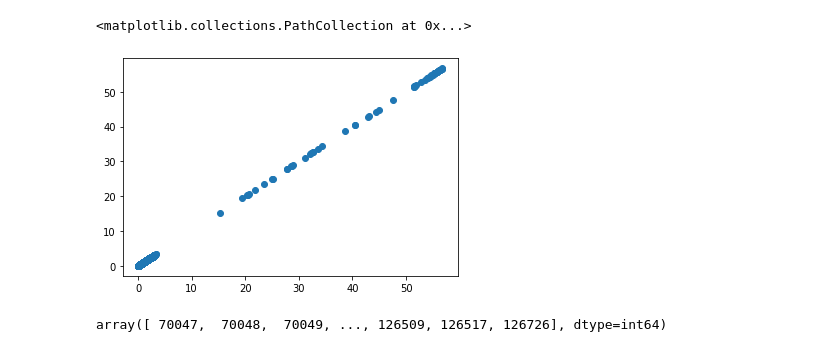
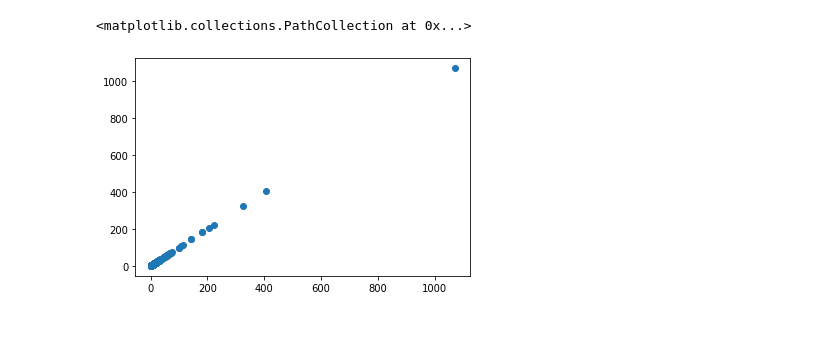
Before and after one commit to ChrisMott97/Structural-Health-Monitoring-Group-Project, a Jupyter notebook: auto-encoder/auto_encoder.ipynb, the cells around one changed output. Cells and saved outputs as stored; diff of their text form; code cells hidden in the pictures.

Commit message:
Add markdown file and update learning

```diff
--- a/auto-encoder/auto_encoder.ipynb
+++ b/auto-encoder/auto_encoder.ipynb
@@ -100,35 +95,38 @@ class AutoEncoder(torch.nn.Module):
         encoded = self.encoder(x)
         decoded = self.decoder(encoded)
         return decoded
+# %%
+# Define the parameters for the model
+num_epochs=100
+batch_size=100
+learning_rate=1e-3
+# Using a GPU which supports CUDA will make training the model faster
+device = torch.device('cpu')#'cuda:0' if torch.cuda.is_available() else 'cpu')
+
+# Load the training/testing data into tensors for the model
+training_tensor_data = torch.from_numpy(training_data[:10000].values.astype(np.float32)).to(device)
+testing_tensor_data = torch.from_numpy(training_data[10000:].values.astype(np.float32)).to(device)
+load = DataLoader(training_tensor_data, batch_size=batch_size, shuffle=False)
 # %%
-num_epochs=100
-batch_size=100
-learning_rate=1e-4
-device = torch.device('cuda:0' if torch.cuda.is_available() else 'cpu')
-
-training_tensor_data = torch.from_numpy(training_data[:10000].values.astype(np.float32))
-testing_tensor_data = torch.from_numpy(training_data[10000:].values.astype(np.float32))
-load = DataLoader(training_tensor_data, batch_size=batch_size, shuffle=False)
-
-model = AutoEncoder()
-loss_func = nn.MSELoss()
-optimiser = torch.optim.Adam(model.parameters(), lr=learning_rate)
-model.to(device)
+# Load the model and set it into training mode
+model = AutoEncoder().to(device)
+loss_func = nn.MSELoss().to(device)
+optimiser = torch.optim.Adam(model.parameters(), lr=learning_rate, weight_decay=1e-8)
 model.train()
 
+# Create a list to track the loss at each epoch
 loss_list = []
 
 for epoch in range(num_epochs):
     epoch_loss = 0
     for idx, item in enumerate(load):
-        # forward
+        optimiser.zero_grad()
         output = model(item.to(device))
         loss = loss_func(output, item)
 
-        # backward
-        optimiser.zero_grad()
         loss.backward()
         optimiser.step()
 
         epoch_loss += loss.item()
+    print('Epoch %d, Loss = %f' %(epoch+1, epoch_loss))
     loss_list.append(epoch_loss)
@@ -140,22 +154,19 @@ plt.plot(loss_list)
 # %%
+# Uncomment below line to load the model from a file
+#model.load_state_dict(torch.load('ae_model'))
+
 model.eval()
-loss_dict = []
+loss_list = []
 for i in range(len(testing_tensor_data)):
     data = testing_tensor_data[i]
     sample = model(data.to(device))
     loss = loss_func(data.to(device), sample)
-    loss_dict.append(loss.item())
+    loss_list.append(loss.item())
 # %%
 loss_sc = []
-for i in loss_dict:
+for i in loss_list:
     loss_sc.append((i,i))
 plt.scatter(*zip(*loss_sc))
 # %% [output]
 <matplotlib.collections.PathCollection at 0x...>
-[figure, old version]
+[figure, new version]
-# %%
-test_data = xl[10000:]
-#est_data.index[np.argwhere(np.array(loss_dict)>np.mean(loss_dict)+np.std(loss_dict))]
-np.argwhere(np.array(loss_dict)>np.mean(loss_dict)+np.std(loss_dict)).reshape(-1)
-# %% [output]
-array([ 70047,  70048,  70049, ..., 126509, 126517, 126726], dtype=int64)
```
Also changed, not shown: parts of 17 cells of this notebook, 2 other files.
